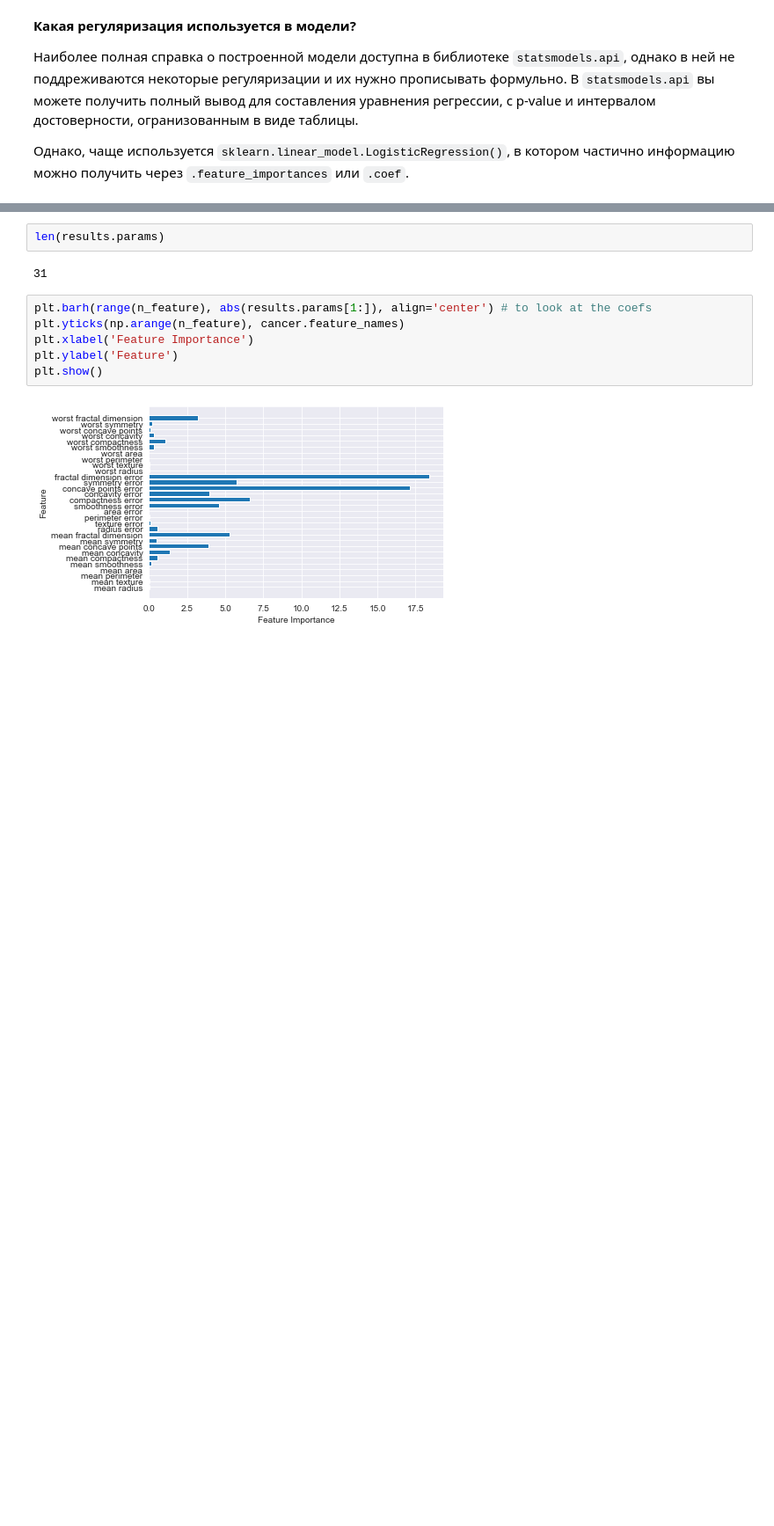
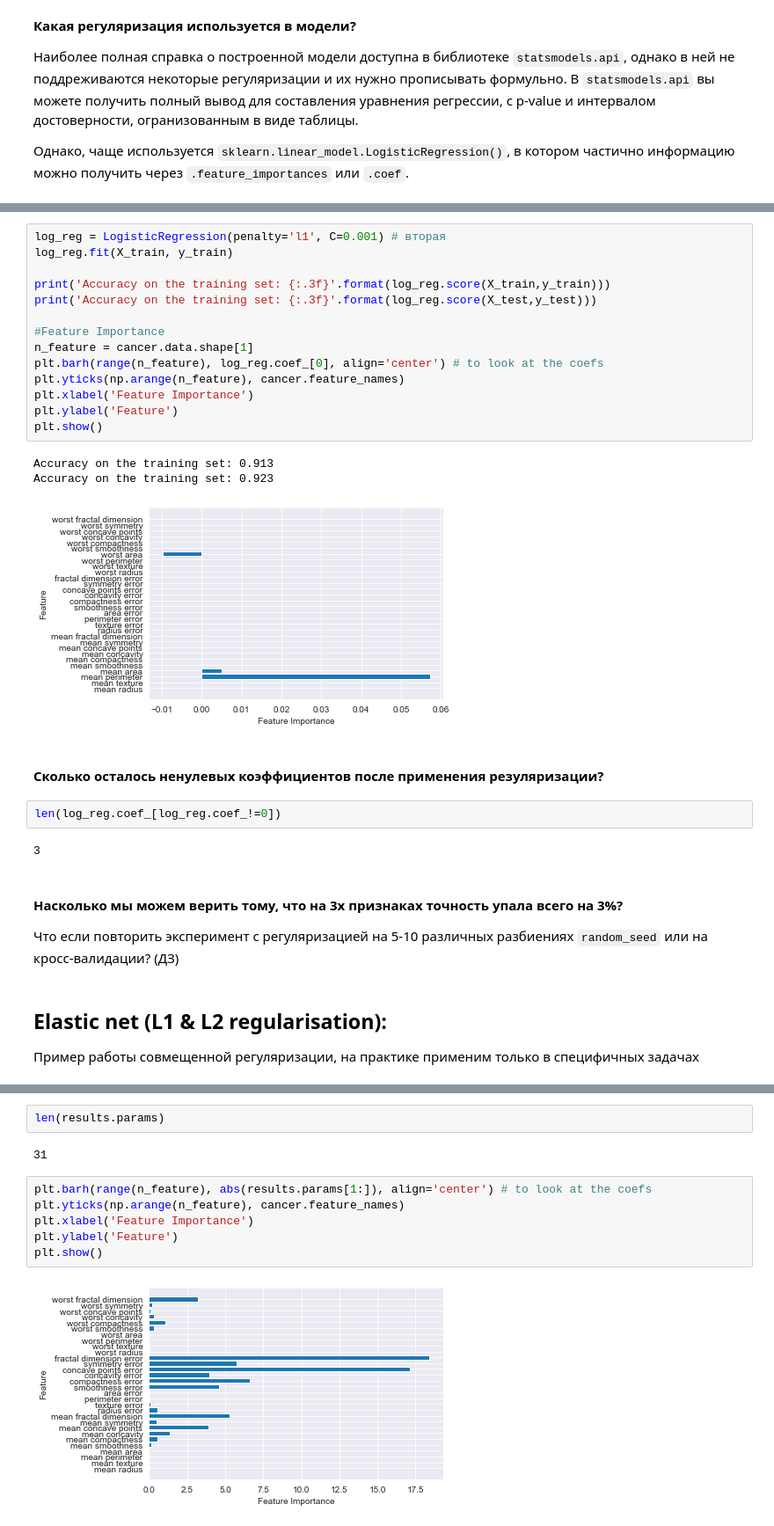
Before and after one commit to kondratevakate/machine-learning-with-love, a Jupyter notebook: 03_knn/03_regularization_knn_solved.ipynb, the cells around one changed output, grey strips where cells are left out. Shown at 88% size. Saved outputs shown, nothing was run; the diff lists cells and outputs as text; blank space fills up the shorter version.

```diff
--- a/03_knn/03_regularization_knn_solved.ipynb
+++ b/03_knn/03_regularization_knn_solved.ipynb
@@ -171,0 +299,33 @@ results.summary2()
+# %%
+log_reg = LogisticRegression(penalty='l1', C=0.001) # вторая
+log_reg.fit(X_train, y_train)
+
+print('Accuracy on the training set: {:.3f}'.format(log_reg.score(X_train,y_train)))
+print('Accuracy on the training set: {:.3f}'.format(log_reg.score(X_test,y_test)))
+
+#Feature Importance
+n_feature = cancer.data.shape[1]
+plt.barh(range(n_feature), log_reg.coef_[0], align='center') # to look at the coefs
+plt.yticks(np.arange(n_feature), cancer.feature_names)
+plt.xlabel('Feature Importance')
+plt.ylabel('Feature')
+plt.show()
+# %% [output]
+Accuracy on the training set: 0.913
+Accuracy on the training set: 0.923
+[figure, added]
+# %% [markdown]
+#### Сколько осталось ненулевых коэффициентов после применения резуляризации?
+# %%
+len(log_reg.coef_[log_reg.coef_!=0])
+# %% [output]
+3
+# %% [markdown]
+####  Насколько мы можем верить тому, что на 3х признаках точность упала всего на 3%?
+
+Что если повторить эксперимент с регуляризацией на 5-10 различных разбиениях
+`random_seed` или на кросс-валидации? (ДЗ)
+# %% [markdown]
+## Elastic net (L1 & L2 regularisation):
+
+Пример работы совмещенной регуляризации, на практике применим только в специфичных задачах
```
Also changed, not shown: parts of 99 cells of this notebook, 2 other files.
